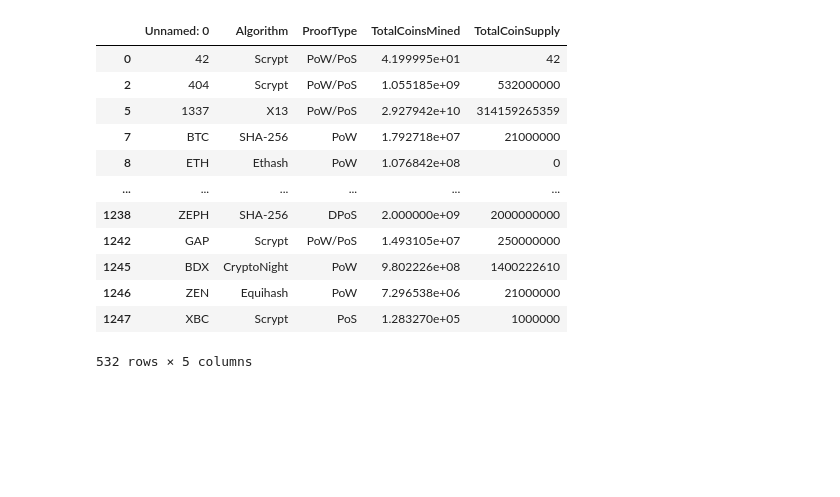
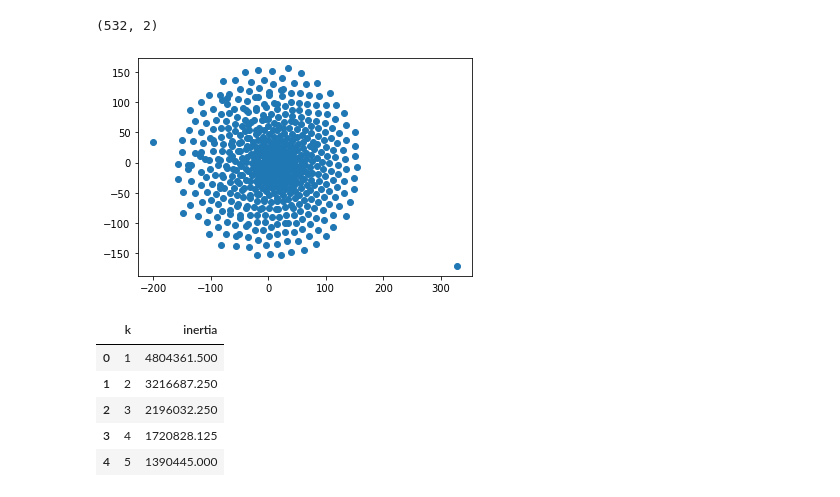
Before and after one commit to isoju/Cryptocurrencies-ML, a Jupyter notebook: Notebook.ipynb, the cells around one changed output. Saved outputs shown, nothing was run; the diff lists cells and outputs as text; code cells hidden in the pictures; blank space fills up the shorter version.

```diff
--- a/Notebook.ipynb
+++ b/Notebook.ipynb
@@ -4,23 +10,59 @@ import pandas as pd
 filepath = "crypto_data.csv"
 rawdata = pd.read_csv(filepath)
 # %%
+#cleaning and formatting data as instructed
 edit_data = rawdata.loc[rawdata['IsTrading'] == True]
 edit_data = edit_data.drop(["IsTrading"], axis=1)
 edit_data = edit_data.dropna()
 data = edit_data.loc[edit_data['TotalCoinsMined'] > 0]
 data = data.drop(['CoinName'], axis = 1)
-data
+data = pd.get_dummies(data)
+# print(data)
+
+#standardizing data
+scaler = StandardScaler()
+standard = scaler.fit_transform(data)
+# standard
-# %% [output]
-|  | Unnamed: 0 | Algorithm | ProofType | TotalCoinsMined | TotalCoinSupply |
-| 0 | 42 | Scrypt | PoW/PoS | 4.199995e+01 | 42 |
-| 2 | 404 | Scrypt | PoW/PoS | 1.055185e+09 | 532000000 |
-| 5 | 1337 | X13 | PoW/PoS | 2.927942e+10 | 314159265359 |
-| 7 | BTC | SHA-256 | PoW | 1.792718e+07 | 21000000 |
-| 8 | ETH | Ethash | PoW | 1.076842e+08 | 0 |
-| ... | ... | ... | ... | ... | ... |
-| 1238 | ZEPH | SHA-256 | DPoS | 2.000000e+09 | 2000000000 |
-| 1242 | GAP | Scrypt | PoW/PoS | 1.493105e+07 | 250000000 |
-| 1245 | BDX | CryptoNight | PoW | 9.802226e+08 | 1400222610 |
-| 1246 | ZEN | Equihash | PoW | 7.296538e+06 | 21000000 |
-| 1247 | XBC | Scrypt | PoS | 1.283270e+05 | 1000000 |
-532 rows × 5 columns
+# %%
+# Initialize PCA model
+pca = PCA(n_components=0.90)
+
+# Get components for the data.
+crypto_pca = pca.fit_transform(standard)
+# %%
+# Run t-SNE
+tsne = TSNE(learning_rate=250)
+tsne_features = tsne.fit_transform(crypto_pca)
+
+# Check that dimensions have been reduced to two
+tsne_features.shape
+# %% [output]
+(532, 2)
+# %%
+# Plot the results via t-SNE
+plt.scatter(tsne_features[:,0], tsne_features[:,1])
+plt.show()
+# %% [output]
+[figure, added]
+# %%
+#KMeans - determining inertia
+inertia = []
+k = list(range(1, 11))
+
+# Calculate the inertia for the range of k values
+for i in k:
+    km = KMeans(n_clusters=i, random_state=0)
+    km.fit(tsne_features)
+    inertia.append(km.inertia_)
+
+# Create the Elbow Curve using hvPlot
+elbow_data = {"k": k, "inertia": inertia}
+df_elbow = pd.DataFrame(elbow_data)
+df_elbow.head()
+# %% [output]
+|  | k | inertia |
+| 0 | 1 | 4804361.500 |
+| 1 | 2 | 3216687.250 |
+| 2 | 3 | 2196032.250 |
+| 3 | 4 | 1720828.125 |
+| 4 | 5 | 1390445.000 |
```
Also changed, not shown: parts of 2 cells of this notebook, 1 other file.
